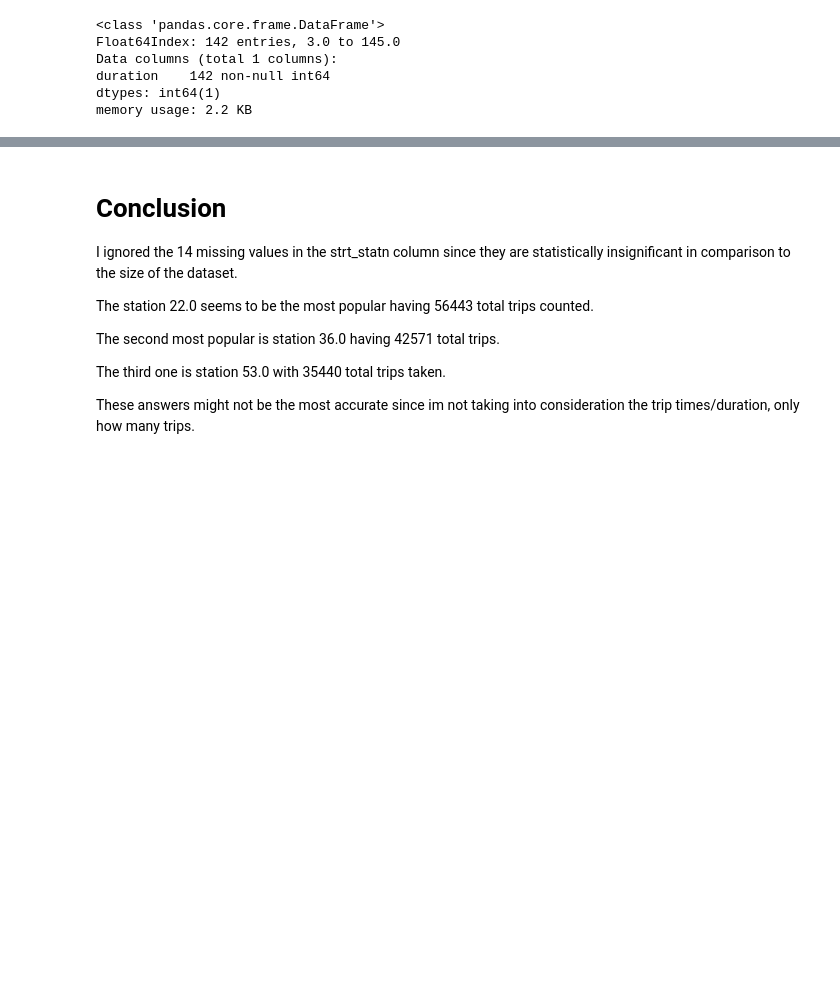
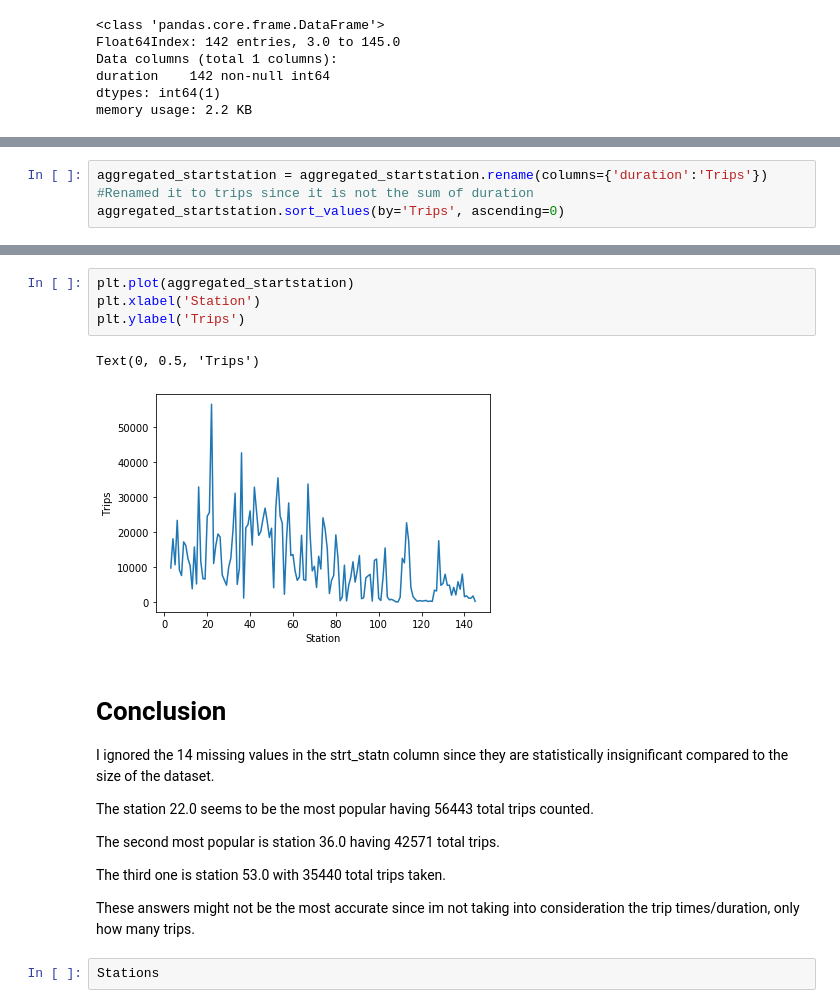
Before and after one commit to jisanos/Hubway-Data-Visualization-Challenge, a Jupyter notebook: Exam_Script.ipynb, the cells around one changed output, grey strips where cells are left out. Cells and saved outputs as stored; diff of their text form; blank space fills up the shorter version.

```diff
--- a/Exam_Script.ipynb
+++ b/Exam_Script.ipynb
@@ -300,0 +239,4 @@ plt.plot(np.array(aggregated_startstation))
+# %%
+aggregated_startstation = aggregated_startstation.rename(columns={'duration':'Trips'})
+#Renamed it to trips since it is not the sum of duration
+aggregated_startstation.sort_values(by='Trips', ascending=0)
@@ -301,7 +263,14 @@ plt.plot(np.array(aggregated_startstation))
+# %%
+plt.plot(aggregated_startstation)
+plt.xlabel('Station')
+plt.ylabel('Trips')
+# %% [output]
+Text(0, 0.5, 'Trips')
+[figure, added]
 # %% [markdown]
 # Conclusion
 
-I ignored the 14 missing values in the strt_statn column since they are statistically insignificant in comparison to the size of the dataset.
+I ignored the 14 missing values in the strt_statn column since they are statistically insignificant compared to the size of the dataset.
 
 The station 22.0 seems to be the most popular having 56443 total trips counted.
 
@@ -310,3 +279,5 @@ The second most popular is station 36.0 having 42571 total trips.
 The third one is station 53.0 with 35440 total trips taken.
 
 These answers might not be the most accurate since im not taking into consideration the trip times/duration, only how many trips.
+# %%
+Stations
```
Also changed, not shown: parts of 21 cells of this notebook.
